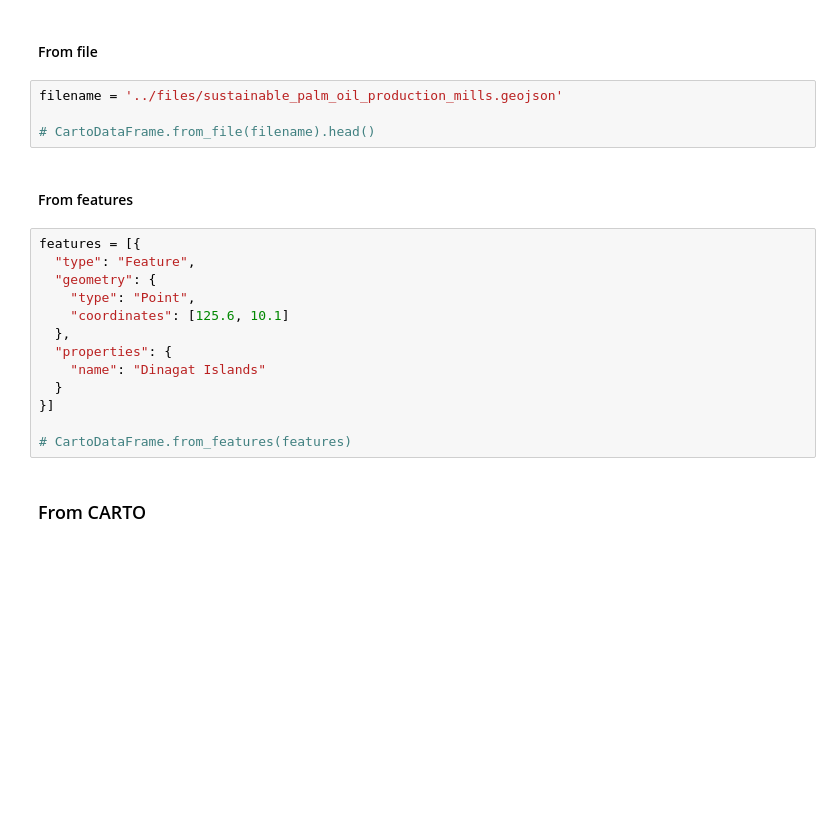
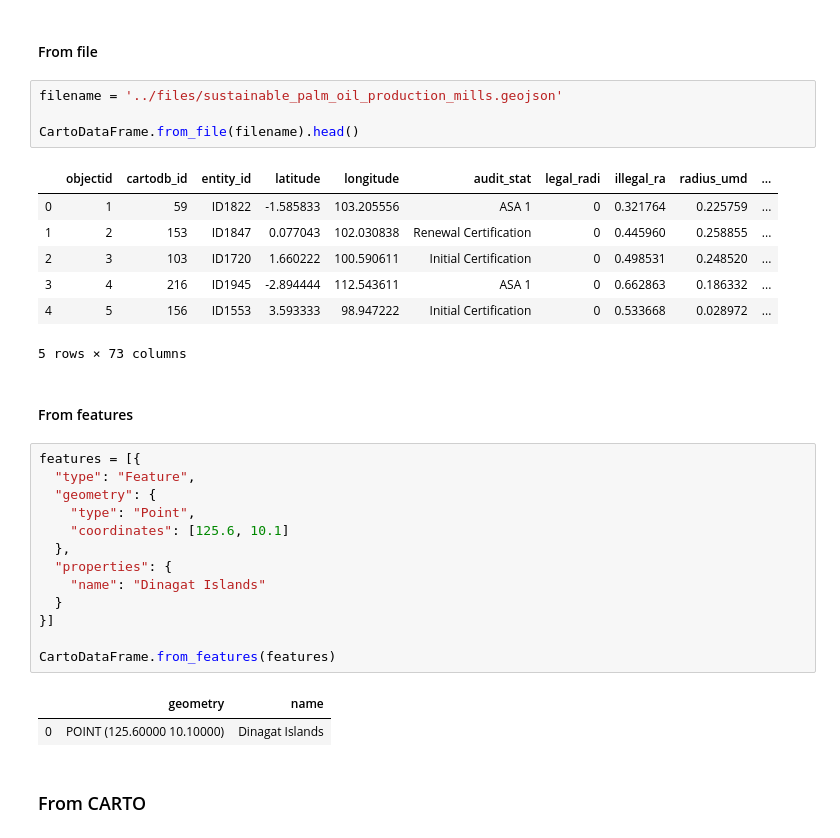
Before and after one commit to CartoDB/cartoframes, a Jupyter notebook: examples/_debug/cartodataframe.ipynb, the cells around one changed output. Cells and saved outputs as stored; diff of their text form; blank space fills up the shorter version.

```diff
--- a/examples/_debug/cartodataframe.ipynb
+++ b/examples/_debug/cartodataframe.ipynb
@@ -64,7 +71,15 @@ cdf.convert(index_column='my_index', lnglat_columns=('my_lng', 'my_lat'))
 # %%
 filename = '../files/sustainable_palm_oil_production_mills.geojson'
 
-# CartoDataFrame.from_file(filename).head()
+CartoDataFrame.from_file(filename).head()
+# %% [output]
+|  | objectid | cartodb_id | entity_id | latitude | longitude | audit_stat | legal_radi | illegal_ra | radius_umd | ... |
+| 0 | 1 | 59 | ID1822 | -1.585833 | 103.205556 | ASA 1 | 0 | 0.321764 | 0.225759 | ... |
+| 1 | 2 | 153 | ID1847 | 0.077043 | 102.030838 | Renewal Certification | 0 | 0.445960 | 0.258855 | ... |
+| 2 | 3 | 103 | ID1720 | 1.660222 | 100.590611 | Initial Certification | 0 | 0.498531 | 0.248520 | ... |
+| 3 | 4 | 216 | ID1945 | -2.894444 | 112.543611 | ASA 1 | 0 | 0.662863 | 0.186332 | ... |
+| 4 | 5 | 156 | ID1553 | 3.593333 | 98.947222 | Initial Certification | 0 | 0.533668 | 0.028972 | ... |
+5 rows × 73 columns
 # %% [markdown]
 #### From features
 # %%
@@ -79,7 +94,10 @@ features = [{
   }
 }]
 
-# CartoDataFrame.from_features(features)
+CartoDataFrame.from_features(features)
+# %% [output]
+|  | geometry | name |
+| 0 | POINT (125.60000 10.10000) | Dinagat Islands |
 # %% [markdown]
 ### From CARTO
 # %% [markdown]
```
Also changed, not shown: parts of 9 cells of this notebook, 1 other file.
